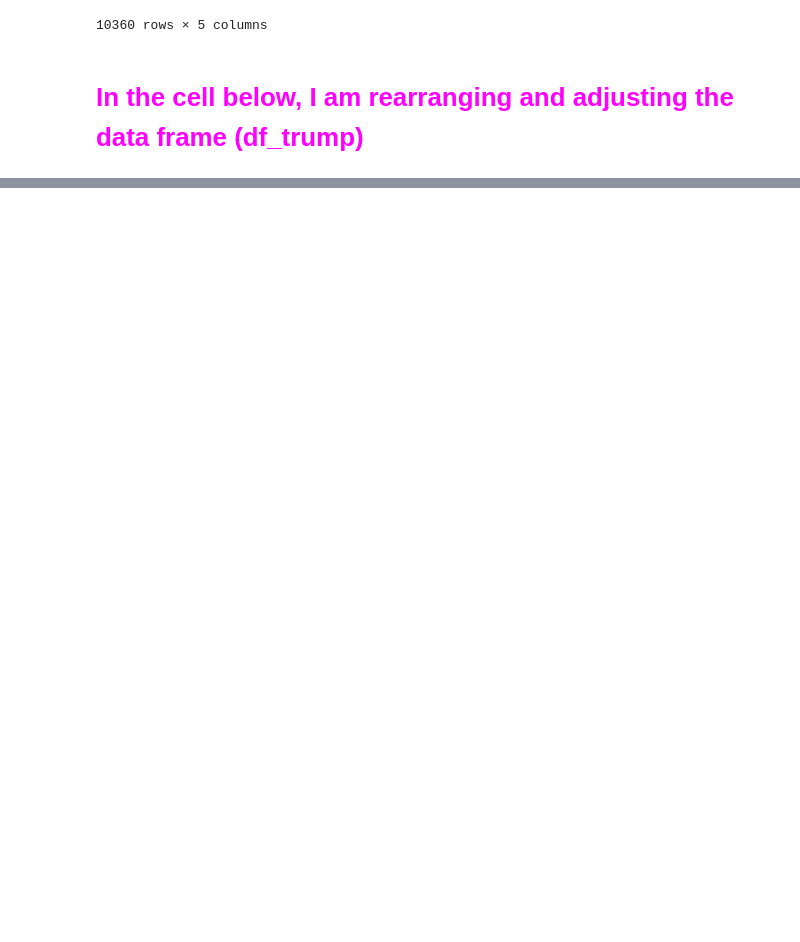
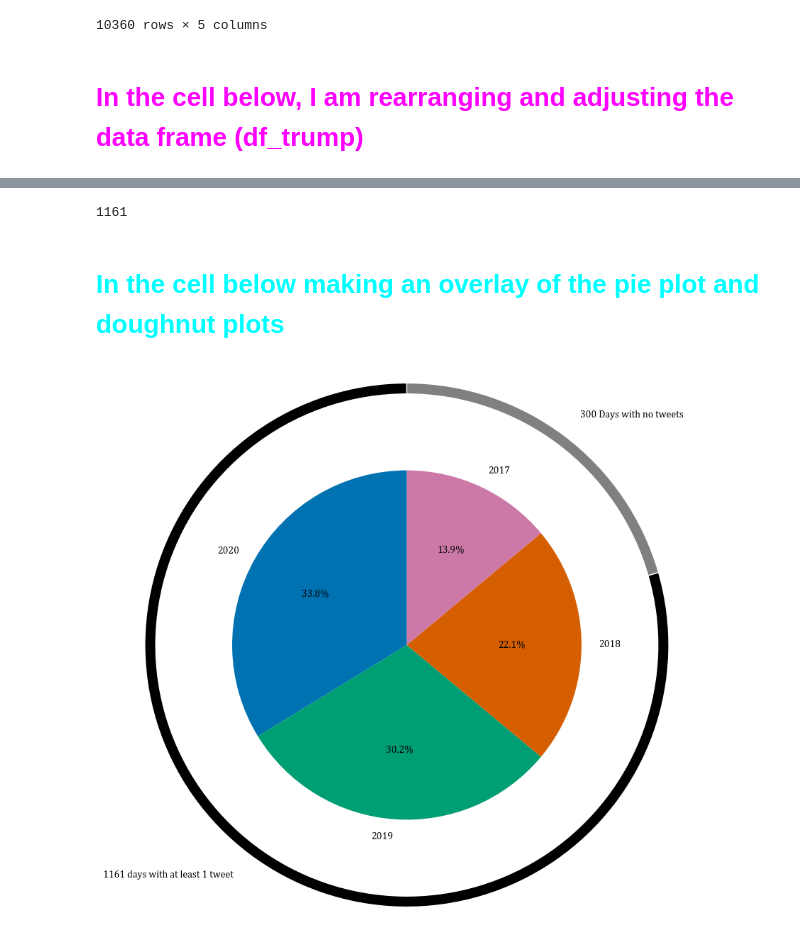
Before and after one commit to Htbibalan/PYTHON_COURSE_2024, a Jupyter notebook: notebooks/hel8048_project.ipynb, the cells around one changed output, grey strips where cells are left out. Cells and saved outputs as stored; diff of their text form; code cells hidden in the pictures; blank space fills up the shorter version.

```diff
--- a/notebooks/hel8048_project.ipynb
+++ b/notebooks/hel8048_project.ipynb
@@ -363,0 +108,35 @@ top_10_dates
+# %%
+len(trump_dates)
+# %% [output]
+1161
+# %% [markdown]
+# <font color= "cyan"> In the cell below making an overlay of the pie plot and doughnut plots </font >
+# %%
+tweets_per_year = df_trump['date'].dt.year.value_counts().sort_index(ascending=False)
+all_dates = pd.date_range(start='2017-01-01', end='2020-12-31')
+trump_dates = df_trump['date'].dt.date.unique()
+missing_dates = all_dates[~all_dates.isin(trump_dates)]
+# Data for the doughnut plot
+len(all_dates)
+total_days = 1461
+len(missing_dates)
+days_with_no_tweets = 300
+days_with_tweets = total_days - days_with_no_tweets  # Calculated days with at least one tweet
+
+# Setting up the figure
+plt.figure(figsize=(10, 10))
+
+# Making the pie plot for the percentage of tweets per year, positioned centrally with a smaller radius
+plt.pie(tweets_per_year, labels=tweets_per_year.index, autopct='%1.1f%%', startangle=90, radius=0.8,
+        colors=['#0072B2', '#009E73', '#D55E00', '#CC79A7'])
+
+# Adding the doughnut plot around the pie plot with a larger diameter but thinner width
+plt.pie([days_with_tweets, days_with_no_tweets], radius=1.2, startangle=90,
+        colors=['black', 'grey'], wedgeprops=dict(width=0.05, edgecolor='w'),labels=['1161 days with at least 1 tweet', '300 Days with no tweets'])
+
+plt.savefig(fig_folder + "pie_doughnut.png")
+
+plt.title('')
+plt.show()
+# %% [output]
+[figure, added]
```
Also changed, not shown: parts of 39 cells of this notebook, 21 other files.
